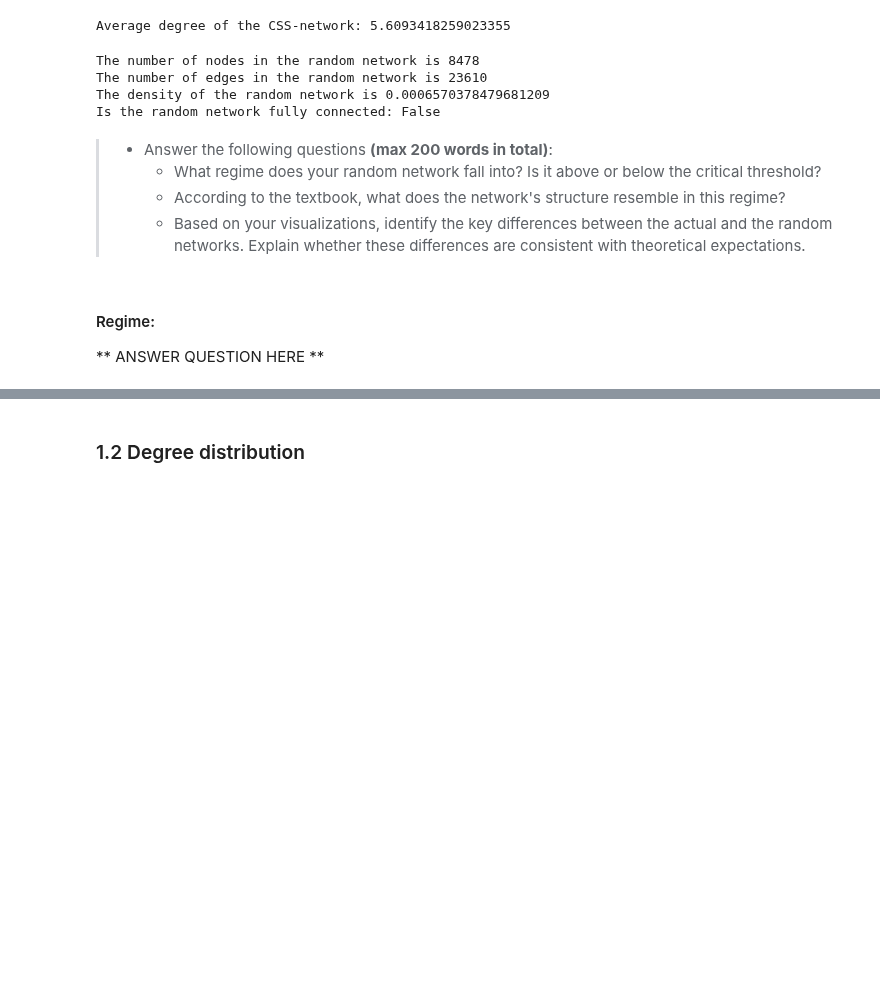
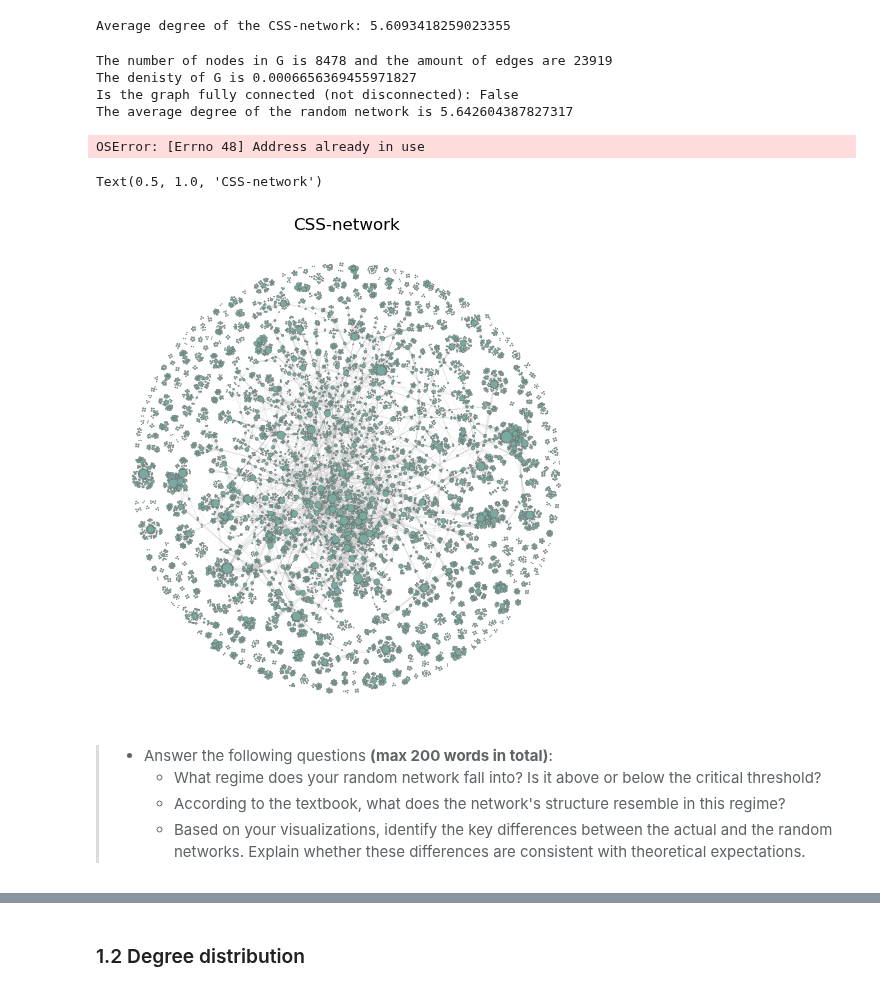
Before and after one commit to KarolineKlan/Assignments_ComSocSci2024, a Jupyter notebook: Assignment2.ipynb, the cells around one changed output, grey strips where cells are left out. Cells and saved outputs as stored; diff of their text form; code cells hidden in the pictures; blank space fills up the shorter version.

```diff
--- a/Assignment2.ipynb
+++ b/Assignment2.ipynb
@@ -60,6 +60,7 @@ print(f'\nAverage degree of the CSS-network: {k}')
 # %% [output]
 Average degree of the CSS-network: 5.6093418259023355
 # %%
+#CHECK LIGE OM EN AF JER ANDRES FUNKTIONER ER BEDRE!
 #function to calculate generate random network:
 def generate_random_network(node_count, probability):
     random_network = nx.Graph()
@@ -76,14 +77,3 @@ def generate_random_network(node_count, probability):
 
 # Generate random network
 random_network = generate_random_network(N, p)
-
-# Print some information about the generated random network
-print(f'The number of nodes in the random network is {random_network.number_of_nodes()}')
-print(f'The number of edges in the random network is {random_network.number_of_edges()}')
-print(f'The density of the random network is {nx.density(random_network)}')
-print(f'Is the random network fully connected: {nx.is_connected(random_network)}')
-# %% [output]
-The number of nodes in the random network is 8478
-The number of edges in the random network is 23610
-The density of the random network is 0.0006570378479681209
-Is the random network fully connected: False
@@ -94,8 +80,29 @@ INSERT CODE TO VISUALIZE THE NETWORKS
+# %%
+# Print some information about the generated random network
+print(f'The number of nodes in G is {random_network.number_of_nodes()} and the amount of edges are {random_network.number_of_edges()}')
+print(f'The denisty of G is {nx.density(random_network)}')
+print(f'Is the graph fully connected: {nx.is_connected(random_network)}')
+print(f'The average degree of the random network is {np.mean([degree for node, degree in random_network.degree()])}')
+# %% [output]
+The number of nodes in G is 8478 and the amount of edges are 23919
+The denisty of G is 0.0006656369455971827
+Is the graph fully connected (not disconnected): False
+The average degree of the random network is 5.642604387827317
+# %%
+network, config = nw.visualize(random_network, plot_in_cell_below=False)
+fig, ax = nw.draw_netwulf(network)
+ax.set_title('Random network')
+# %% [output]
+OSError: [Errno 48] Address already in use
+# %%
+network, config = nw.visualize(G, plot_in_cell_below=False)
+fig, ax = nw.draw_netwulf(network)
+ax.set_title('CSS-network')
+# %% [output]
+Text(0.5, 1.0, 'CSS-network')
+[figure, added]
 # %% [markdown]
 > * Answer the following questions __(max 200 words in total)__:
 >    - What regime does your random network fall into? Is it above or below the critical threshold?
 >    - According to the textbook, what does the network's structure resemble in this regime?
 >    - Based on your visualizations, identify the key differences between the actual and the random networks. Explain whether these differences are consistent with theoretical expectations.
-# %% [markdown]
-#### Regime:
-** ANSWER QUESTION HERE **
```
Also changed, not shown: parts of 16 cells of this notebook.
